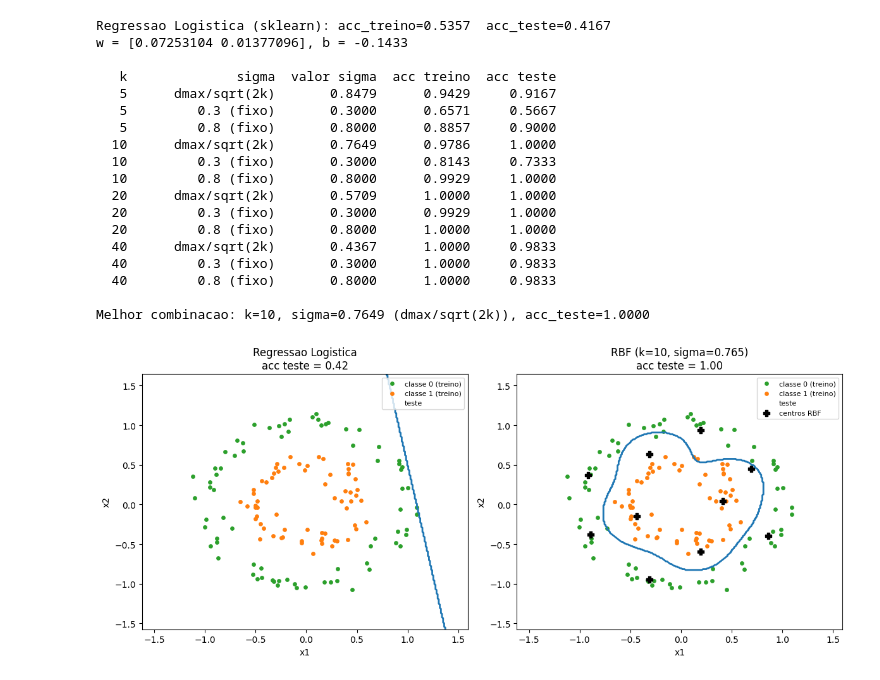
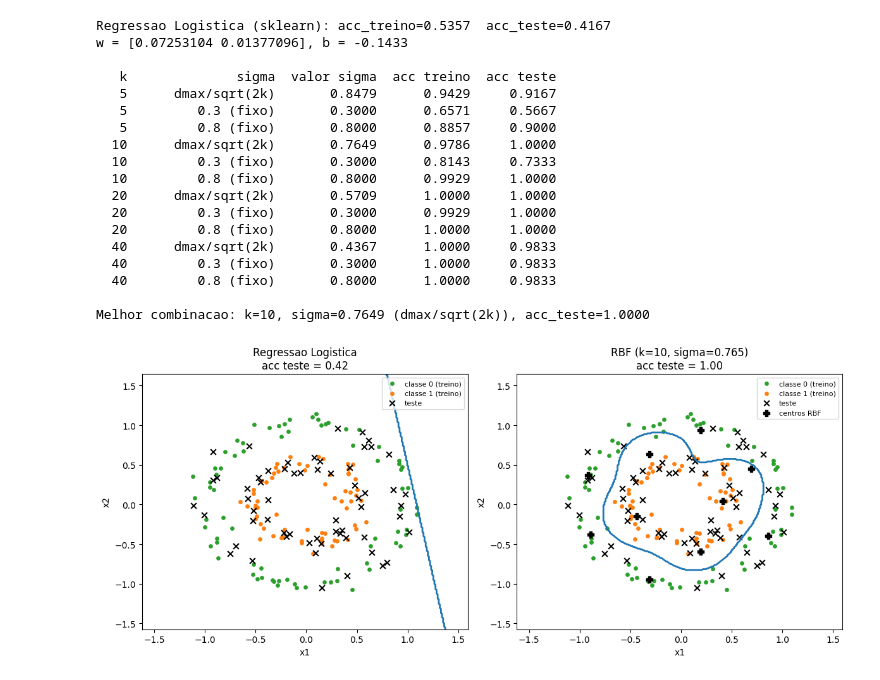
Before and after one commit to davijsf/inteligencia-artificial, a Jupyter notebook: RBF.ipynb, the cells around one changed output. Saved outputs shown, nothing was run; the diff lists cells and outputs as text; code cells hidden in the pictures.

```diff
--- a/RBF.ipynb
+++ b/RBF.ipynb
@@ -162,7 +162,7 @@ ax.scatter(X_train_raw[y_train == 0, 0], X_train_raw[y_train == 0, 1],
            c="tab:green", s=15, label="classe 0 (treino)")
 ax.scatter(X_train_raw[y_train == 1, 0], X_train_raw[y_train == 1, 1],
            c="tab:orange", s=15, label="classe 1 (treino)")
-ax.scatter(X_test_raw[:, 0], X_test_raw[:, 1], c="none", edgecolors="black",
+ax.scatter(X_test_raw[:, 0], X_test_raw[:, 1], color="black",
            s=40, marker="x", label="teste")
 ax.set_title(f"Regressao Logistica\nacc teste = {acc_test_lr:.2f}")
 ax.set_xlabel("x1"); ax.set_ylabel("x2")
@@ -177,33 +177,33 @@ ax.scatter(X_train_raw[y_train == 0, 0], X_train_raw[y_train == 0, 1],
            c="tab:green", s=15, label="classe 0 (treino)")
 ax.scatter(X_train_raw[y_train == 1, 0], X_train_raw[y_train == 1, 1],
            c="tab:orange", s=15, label="classe 1 (treino)")
-ax.scatter(X_test_raw[:, 0], X_test_raw[:, 1], c="none", edgecolors="black",
+ax.scatter(X_test_raw[:, 0], X_test_raw[:, 1], color="black",
            s=40, marker="x", label="teste")
 centers_raw = best["centers"] * sd + mu
 ax.scatter(centers_raw[:, 0], centers_raw[:, 1], c="black", s=60, marker="P",
            label="centros RBF")
 ax.set_title(f"RBF (k={best['k']}, sigma={best['sigma']:.3f})\nacc teste = {best['acc_test']:.2f}")
 ax.set_xlabel("x1"); ax.set_ylabel("x2")
 ax.legend(fontsize=8, loc="upper right")
 
 plt.tight_layout()
 # %% [output]
 Regressao Logistica (sklearn): acc_treino=0.5357  acc_teste=0.4167
 w = [0.07253104 0.01377096], b = -0.1433
 
    k              sigma  valor sigma  acc treino  acc teste
    5      dmax/sqrt(2k)       0.8479      0.9429     0.9167
    5         0.3 (fixo)       0.3000      0.6571     0.5667
    5         0.8 (fixo)       0.8000      0.8857     0.9000
   10      dmax/sqrt(2k)       0.7649      0.9786     1.0000
   10         0.3 (fixo)       0.3000      0.8143     0.7333
   10         0.8 (fixo)       0.8000      0.9929     1.0000
   20      dmax/sqrt(2k)       0.5709      1.0000     1.0000
   20         0.3 (fixo)       0.3000      0.9929     1.0000
   20         0.8 (fixo)       0.8000      1.0000     1.0000
   40      dmax/sqrt(2k)       0.4367      1.0000     0.9833
   40         0.3 (fixo)       0.3000      1.0000     0.9833
   40         0.8 (fixo)       0.8000      1.0000     0.9833
 
 Melhor combinacao: k=10, sigma=0.7649 (dmax/sqrt(2k)), acc_teste=1.0000
-[figure, old version]
+[figure, new version]
```
